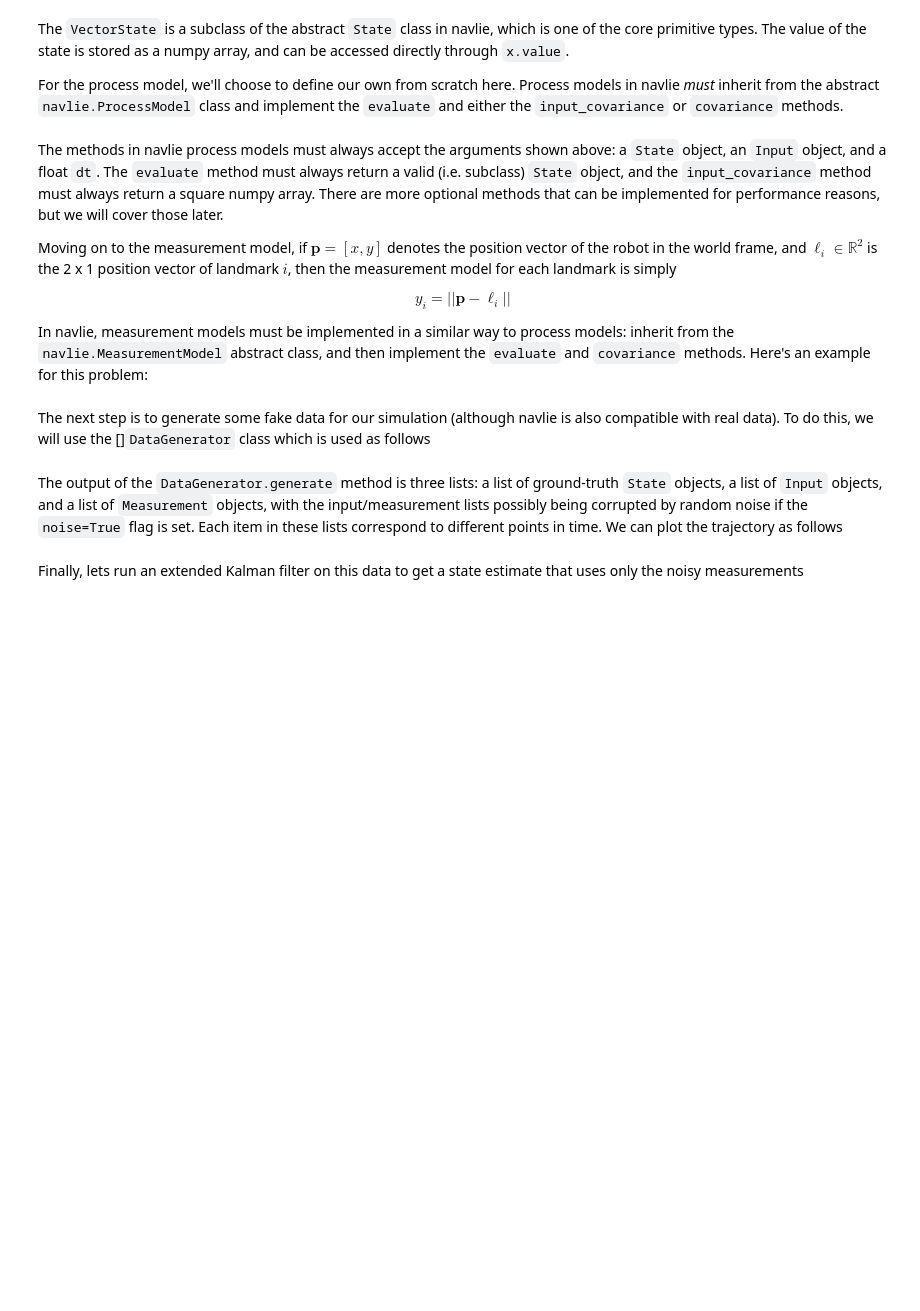
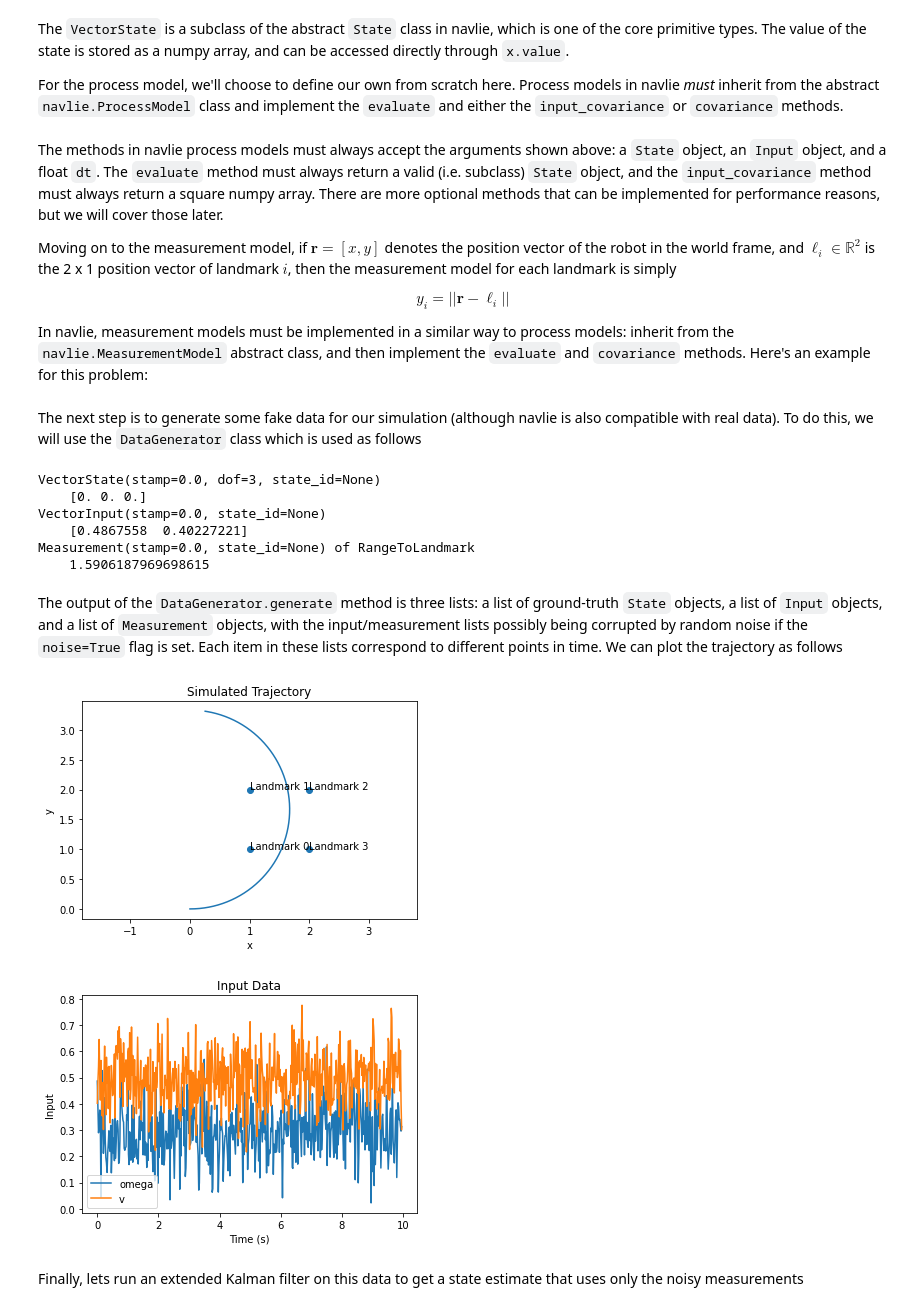
Before and after one commit to decargroup/navlie, a Jupyter notebook: docs/source/tutorial.ipynb, the cells around one changed output. Drawn from its saved outputs; the diff is of its cells as text; code cells hidden in the pictures; blank space fills up the shorter version.

```diff
--- a/docs/source/tutorial.ipynb
+++ b/docs/source/tutorial.ipynb
@@ -48,9 +51,9 @@ Q = np.eye(2) * 0.1**2 # Input noise covariance with 0.1 m/s of standard deviati
 class BicycleModel(nav.ProcessModel):
     def evaluate(self, x: VectorState, u: nav.VectorInput, dt: float) -> VectorState:
         x_next = x.copy()
-        x_next.value[0] += u.value[0] * dt * np.cos(x.value[2])
-        x_next.value[1] += u.value[0] * dt * np.sin(x.value[2])
-        x_next.value[2] += u.value[1] * dt
+        x_next.value[0] += u.value[0] * dt
+        x_next.value[1] += u.value[1] * dt * np.cos(x.value[0])
+        x_next.value[2] += u.value[1] * dt * np.sin(x.value[0])
         return x_next
 
     def input_covariance(self, x: VectorState, u: VectorInput, dt: float) -> np.ndarray:
@@ -60,10 +63,10 @@ process_model = BicycleModel() # instantiate it
 # %% [markdown]
 The methods in navlie process models must always accept the arguments shown above: a `State` object, an `Input` object, and a float `dt`. The `evaluate` method must always return a valid (i.e. subclass) `State` object, and the `input_covariance` method must always return a square numpy array. There are more optional methods that can be implemented for performance reasons, but we will cover those later.
 
-Moving on to the measurement model, if $\mathbf{p} = [x,y]$ denotes the position vector of the robot in the world frame, and $\mathbf{\ell}_i \in \mathbb{R}^2$ is the 2 x 1 position vector of landmark $i$, then the measurement model for each landmark is simply
+Moving on to the measurement model, if $\mathbf{r} = [x,y]$ denotes the position vector of the robot in the world frame, and $\mathbf{\ell}_i \in \mathbb{R}^2$ is the 2 x 1 position vector of landmark $i$, then the measurement model for each landmark is simply
 
 $$
-y_i = ||\mathbf{p} - \mathbf{\ell}_i||
+y_i = ||\mathbf{r} - \mathbf{\ell}_i||
 $$
 
 In navlie, measurement models must be implemented in a similar way to process models: inherit from the `navlie.MeasurementModel` abstract class, and then implement the `evaluate` and `covariance` methods. Here's an example for this problem:
@@ -73,7 +76,7 @@ class RangeToLandmark(nav.MeasurementModel):
         self.landmark_position = landmark_position
 
     def evaluate(self, x: VectorState) -> np.ndarray:
-        return np.linalg.norm(x.value[:2] - self.landmark_position)
+        return np.linalg.norm(x.value[1:] - self.landmark_position)
 
     def covariance(self, x: VectorState) -> np.ndarray:
         return 0.1**2
@@ -81,12 +84,12 @@ class RangeToLandmark(nav.MeasurementModel):
 landmarks = np.array([[1, 1], [1, 2], [2, 2], [2, 1]])
 meas_models = [RangeToLandmark(landmark) for landmark in landmarks]
 # %% [markdown]
-The next step is to generate some fake data for our simulation (although navlie is also compatible with real data). To do this, we will use the []`DataGenerator` class which is used as follows
+The next step is to generate some fake data for our simulation (although navlie is also compatible with real data). To do this, we will use the `DataGenerator` class which is used as follows
 # %%
 dg = nav.DataGenerator(
     process_model=process_model,                  # process model to use
-    input_func=lambda t, x: np.array([0.5, 0.3]), # a callable that specifies the input values over time
-    input_covariance= Q,               # numpy array or callable that specifies the input covariance over time
+    input_func=lambda t, x: np.array([0.3, 0.5]), # a callable that specifies the input values over time
+    input_covariance= Q,                          # numpy array or callable that specifies the input covariance over time
     input_freq=50,                                # the frequency (Hz) at which the input is sampled (and the process model integrated)
     meas_model_list=meas_models,                  # a list of measurement models to use
     meas_freq_list=[10, 10, 10, 10]               # corresponding measurement frequencies (Hz)
@@ -97,35 +100,45 @@ state_data, input_data, meas_data = dg.generate(x, start=0, stop=10, noise=True)
 print(state_data[0])
 print(input_data[0])
 print(meas_data[0])
+# %% [output]
+VectorState(stamp=0.0, dof=3, state_id=None)
+    [0. 0. 0.]
+VectorInput(stamp=0.0, state_id=None)
+    [0.4867558  0.40227221]
+Measurement(stamp=0.0, state_id=None) of RangeToLandmark
+    1.5906187969698615
 # %% [markdown]
 The output of the `DataGenerator.generate` method is three lists: a list of ground-truth `State` objects, a list of `Input` objects, and a list of `Measurement` objects, with the input/measurement lists possibly being corrupted by random noise if the `noise=True` flag is set. Each item in these lists correspond to different points in time. We can plot the trajectory as follows
 # %%
 import matplotlib.pyplot as plt
 
 # Plot the state trajectory
-pos = np.array([state.value[:2] for state in state_data])
+pos = np.array([state.value[1:] for state in state_data])
 plt.plot(pos[:, 0], pos[:, 1])
 plt.scatter(landmarks[:, 0], landmarks[:, 1])
 # add labels
 for i, landmark in enumerate(landmarks):
     plt.annotate(f"Landmark {i}", landmark)
 plt.xlabel("x")
 plt.ylabel("y")
 plt.title("Simulated Trajectory")
 plt.axis("equal")
 
 
 # Plot the input data
 plt.figure()
 u_array = np.array([u.value for u in input_data])
 u_stamps = np.array([u.stamp for u in input_data])
-plt.plot(u_stamps, u_array[:, 0], label="v")
-plt.plot(u_stamps, u_array[:, 1], label="omega")
+plt.plot(u_stamps, u_array[:, 0], label="omega")
+plt.plot(u_stamps, u_array[:, 1], label="v")
 plt.xlabel("Time (s)")
 plt.ylabel("Input")
 plt.title("Input Data")
 plt.legend()
 plt.show()
+# %% [output]
+[figure, added]
+[figure, added]
 # %% [markdown]
 Finally, lets run an extended Kalman filter on this data to get a state estimate that uses only the noisy measurements
 # %%
```
Also changed, not shown: parts of 14 cells of this notebook, 2 other files.
